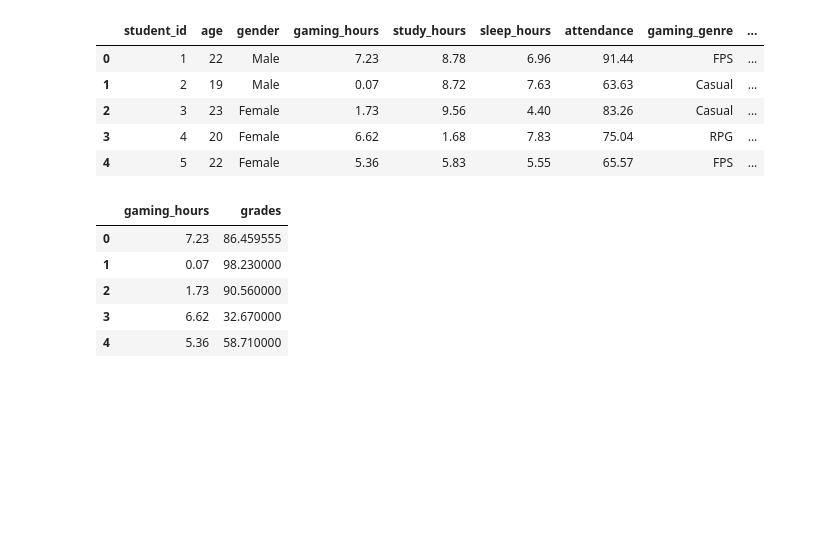
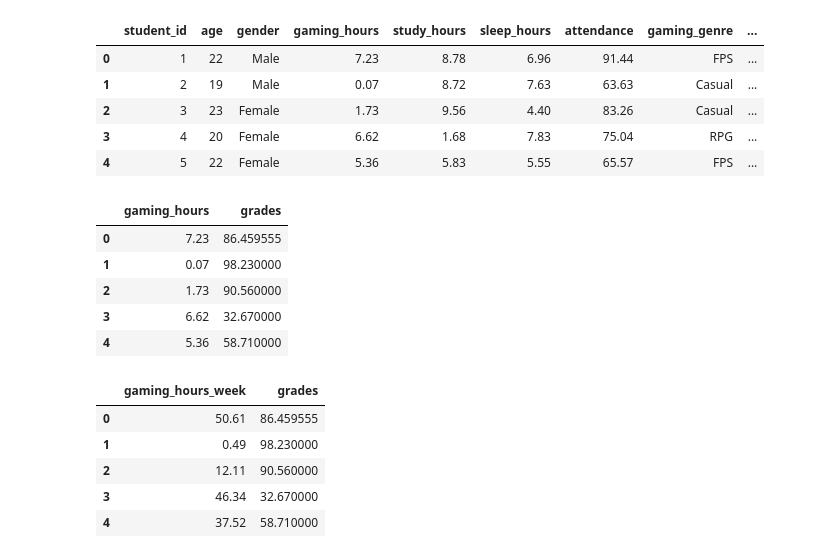
Before and after one commit to VetleBersaas/Gaming-Grades-Gig, a Jupyter notebook: gaming_grades.ipynb, the cells around one changed output. Cells and saved outputs as stored; diff of their text form; code cells hidden in the pictures; blank space fills up the shorter version.

```diff
--- a/gaming_grades.ipynb
+++ b/gaming_grades.ipynb
@@ -22,3 +22,14 @@ data[["gaming_hours", "grades"]].head()
 | 2 | 1.73 | 90.560000 |
 | 3 | 6.62 | 32.670000 |
 | 4 | 5.36 | 58.710000 |
+# %%
+data["gaming_hours_week"] = data["gaming_hours"] * 7
+
+data[["gaming_hours_week", "grades"]].head()
+# %% [output]
+|  | gaming_hours_week | grades |
+| 0 | 50.61 | 86.459555 |
+| 1 | 0.49 | 98.230000 |
+| 2 | 12.11 | 90.560000 |
+| 3 | 46.34 | 32.670000 |
+| 4 | 37.52 | 58.710000 |
```
Also changed, not shown: parts of 1 cell of this notebook, 1 other file.
